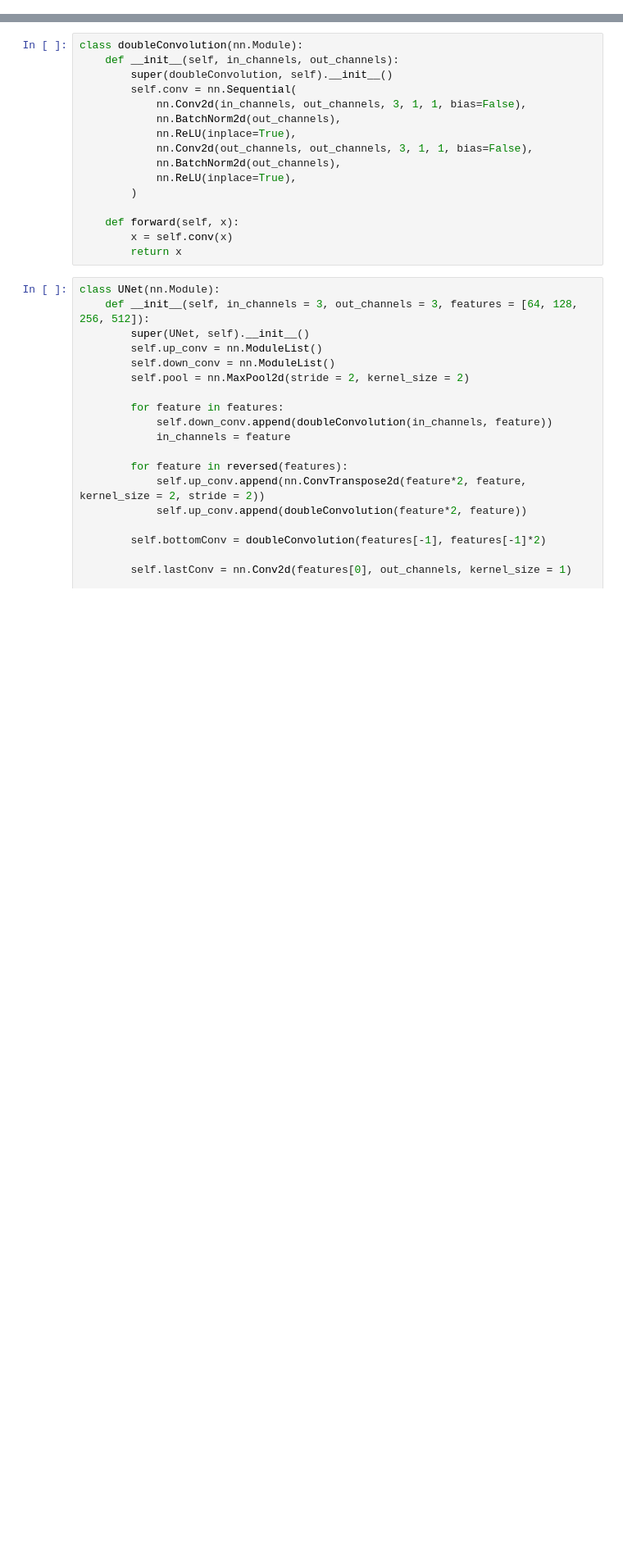
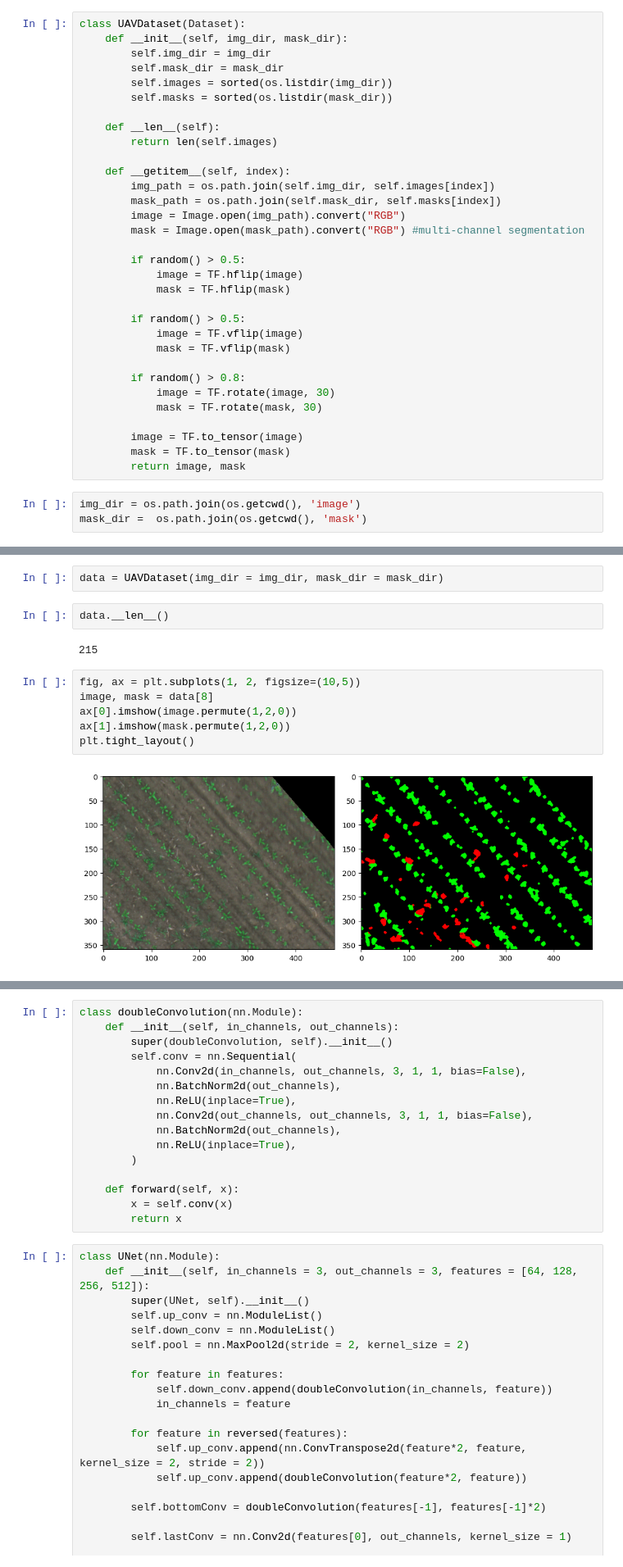
Before and after one commit to aneesh-sathe/Aerial-Crop-Segmentation, a Jupyter notebook: unet_scratch.ipynb, the cells around one changed output, grey strips where cells are left out. Shown at 82% size. Saved outputs shown, nothing was run; the diff lists cells and outputs as text; blank space fills up the shorter version.

```diff
--- a/unet_scratch.ipynb
+++ b/unet_scratch.ipynb
@@ -9,0 +27,35 @@ import torchvision.transforms.functional as TF
+# %%
+class UAVDataset(Dataset):
+    def __init__(self, img_dir, mask_dir):
+        self.img_dir = img_dir
+        self.mask_dir = mask_dir
+        self.images = sorted(os.listdir(img_dir))
+        self.masks = sorted(os.listdir(mask_dir))
+
+    def __len__(self):
+        return len(self.images)
+
+    def __getitem__(self, index):
+        img_path = os.path.join(self.img_dir, self.images[index])
+        mask_path = os.path.join(self.mask_dir, self.masks[index])
+        image = Image.open(img_path).convert("RGB")
+        mask = Image.open(mask_path).convert("RGB") #multi-channel segmentation
+
+        if random() > 0.5:
+            image = TF.hflip(image)
+            mask = TF.hflip(mask)
+
+        if random() > 0.5:
+            image = TF.vflip(image)
+            mask = TF.vflip(mask)
+
+        if random() > 0.8:
+            image = TF.rotate(image, 30)
+            mask = TF.rotate(mask, 30)
+
+        image = TF.to_tensor(image)
+        mask = TF.to_tensor(mask)
+        return image, mask
+# %%
+img_dir = os.path.join(os.getcwd(), 'image')
+mask_dir =  os.path.join(os.getcwd(), 'mask')
@@ -9,0 +67,14 @@ import torchvision.transforms.functional as TF
+# %%
+data = UAVDataset(img_dir = img_dir, mask_dir = mask_dir)
+# %%
+data.__len__()
+# %% [output]
+215
+# %%
+fig, ax = plt.subplots(1, 2, figsize=(10,5))
+image, mask = data[8]
+ax[0].imshow(image.permute(1,2,0))
+ax[1].imshow(mask.permute(1,2,0))
+plt.tight_layout()
+# %% [output]
+[figure, added]
```
Also changed, not shown: parts of 16 cells of this notebook, 1 other file.
